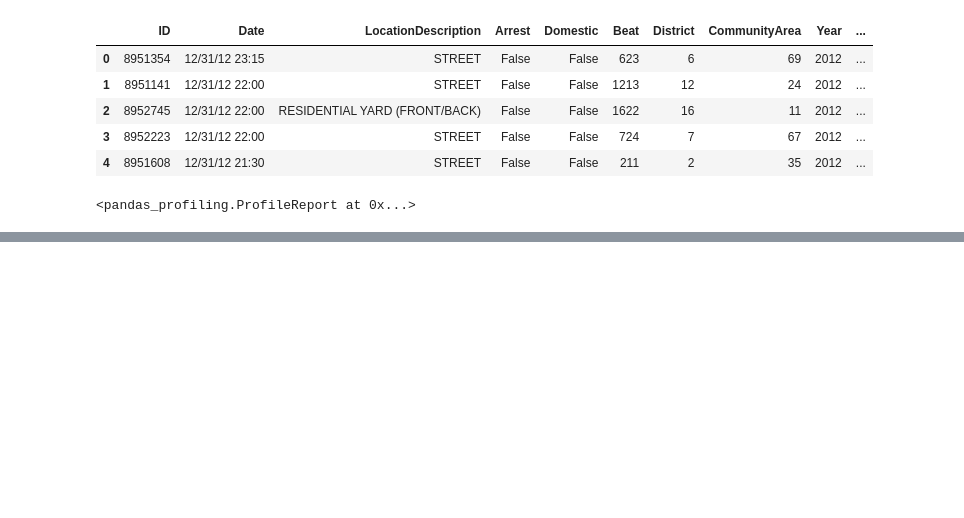
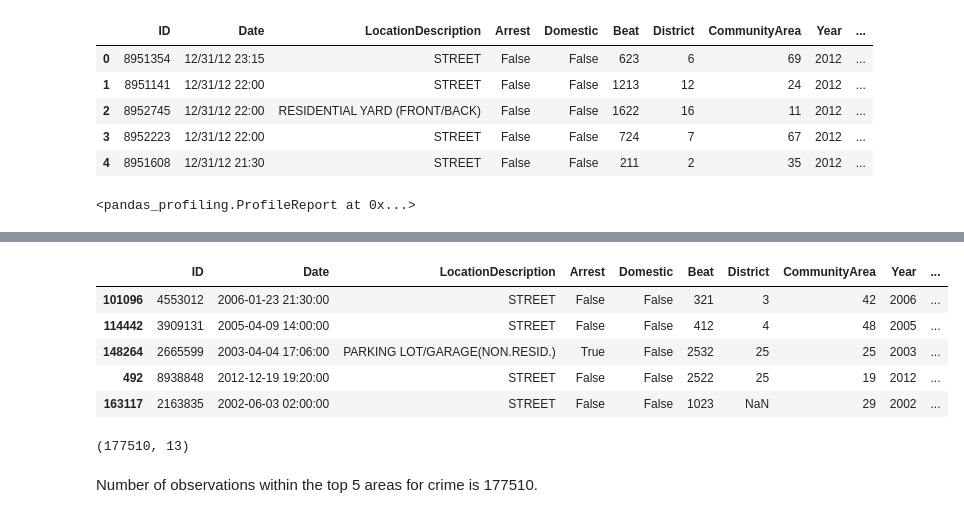
Before and after one commit to atheesh1998/Analytics-Edge, a Jupyter notebook: 2. Chicago Grand Theft Auto.ipynb, the cells around one changed output, grey strips where cells are left out. Drawn from its saved outputs; the diff is of its cells as text; code cells hidden in the pictures; blank space fills up the shorter version.

```diff
--- a/2. Chicago Grand Theft Auto.ipynb
+++ b/2. Chicago Grand Theft Auto.ipynb
@@ -29,0 +273,19 @@ pandas_profiling.ProfileReport(df)
+# %%
+options = ['STREET', 'PARKING LOT/GARAGE(NON.RESID.)', 'ALLEY', 'GAS STATION', 'DRIVEWAY - RESIDENTIAL']
+# %%
+top5 = df.loc[df['LocationDescription'].isin(options)]
+# %%
+top5.sample(5)
+# %% [output]
+|  | ID | Date | LocationDescription | Arrest | Domestic | Beat | District | CommunityArea | Year | ... |
+| 101096 | 4553012 | 2006-01-23 21:30:00 | STREET | False | False | 321 | 3 | 42 | 2006 | ... |
+| 114442 | 3909131 | 2005-04-09 14:00:00 | STREET | False | False | 412 | 4 | 48 | 2005 | ... |
+| 148264 | 2665599 | 2003-04-04 17:06:00 | PARKING LOT/GARAGE(NON.RESID.) | True | False | 2532 | 25 | 25 | 2003 | ... |
+| 492 | 8938848 | 2012-12-19 19:20:00 | STREET | False | False | 2522 | 25 | 19 | 2012 | ... |
+| 163117 | 2163835 | 2002-06-03 02:00:00 | STREET | False | False | 1023 | NaN | 29 | 2002 | ... |
+# %%
+top5.shape
+# %% [output]
+(177510, 13)
+# %% [markdown]
+Number of observations within the top 5 areas for crime is 177510.
```
Also changed, not shown: parts of 41 cells of this notebook.
